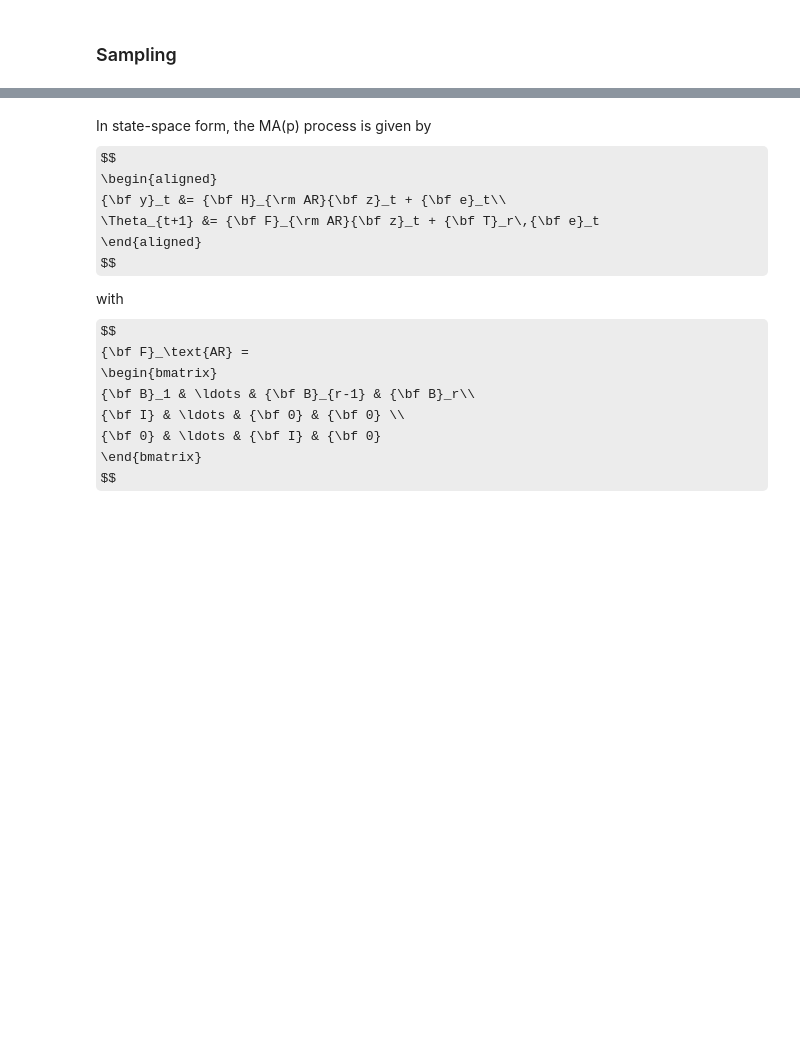
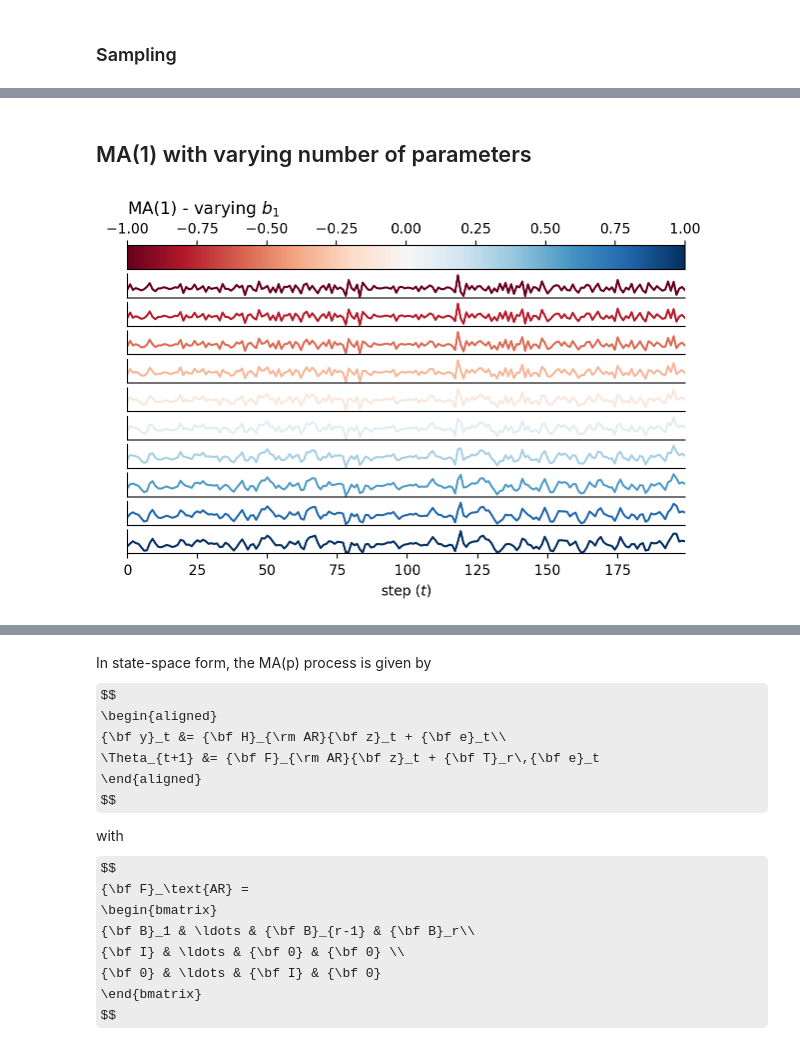
Before and after one commit to gerdm/filtering-notes, a Jupyter notebook: 02-state-space-models/arma-ssm.ipynb, the cells around one changed output, grey strips where cells are left out. Saved outputs shown, nothing was run; the diff lists cells and outputs as text; code cells hidden in the pictures; some formulas as TeX source; blank space fills up the shorter version.

```diff
--- a/02-state-space-models/arma-ssm.ipynb
+++ b/02-state-space-models/arma-ssm.ipynb
@@ -146,0 +125,2 @@ plt.grid(alpha=0.3)
+# %% [markdown]
+## MA(1) with varying number of parameters
@@ -146,0 +139,27 @@ plt.grid(alpha=0.3)
+# %%
+cmap = plt.cm.RdBu
+norm = mpl.colors.Normalize(vmin=H_ma_values.min(), vmax=H_ma_values.max())
+mappable = mpl.cm.ScalarMappable(norm=norm, cmap=cmap)
+
+fig = plt.figure()
+gs = GridSpec(n_values + 1, 1)
+
+ax_cbar = fig.add_subplot(gs[0])
+cbar = plt.colorbar(mappable, cax=ax_cbar, orientation="horizontal")
+ax_cbar.tick_params(top=True, labeltop=True, bottom=False, labelbottom=False)
+ax_cbar.set_title("MA(1) - varying $b_1$", loc="left")
+
+colors = cmap(jnp.linspace(0, 1, n_values))
+for i, (c, b) in enumerate(zip(colors, ma_sims)):
+    ax = fig.add_subplot(gs[i+1])
+
+    ax.set_yticks([])
+    ax.plot(ma_sims[b], c=c)
+    ax.set_xlim(0, n_steps-1)
+    if i != n_values-1:
+        ax.set_xticks([])
+
+ax.set_xlabel("step ($t$)")
+plt.savefig("ma1-sample.png", dpi=300, bbox_inches="tight")
+# %% [output]
+[figure, added]
```
Also changed, not shown: parts of 20 cells of this notebook.
